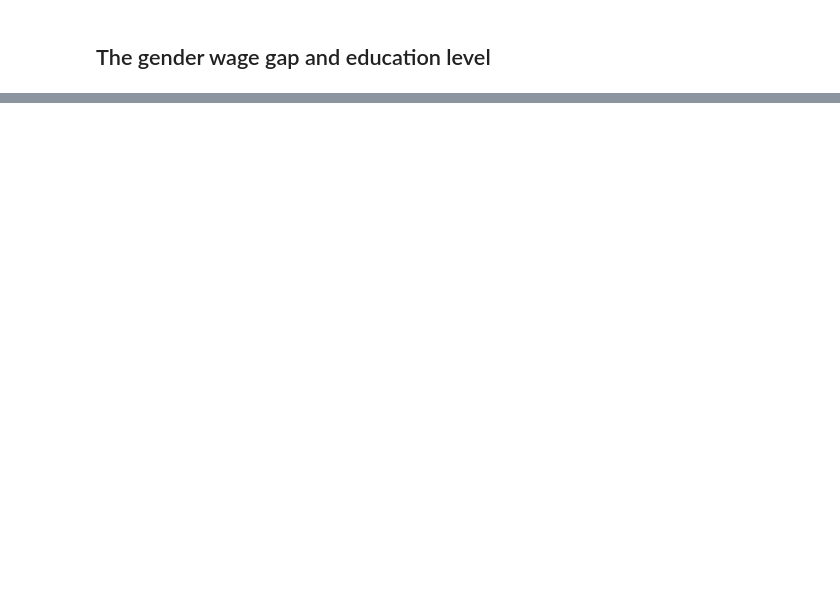
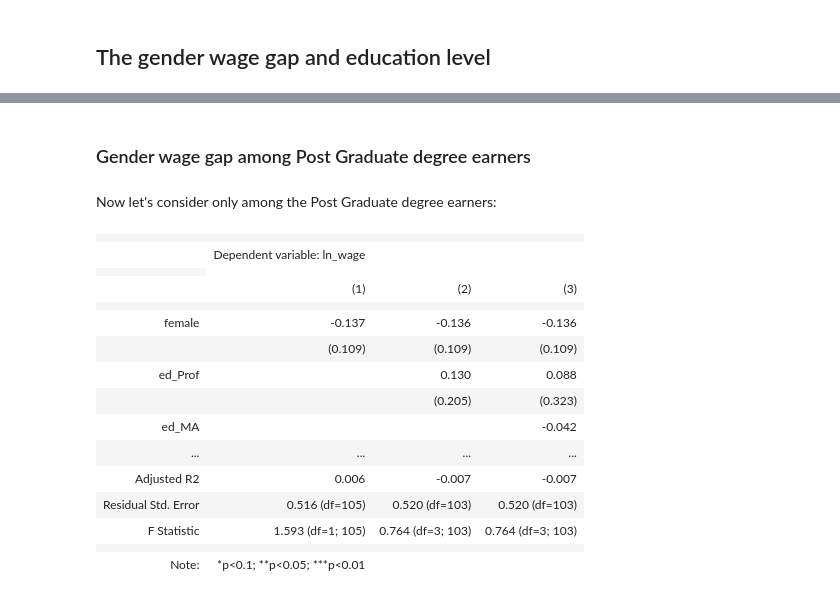
Before and after one commit to viethngn/CEU_MSc_BA_ECBS5142_Data_Analysis_2, a Jupyter notebook: assignment1/assignment1.ipynb, the cells around one changed output, grey strips where cells are left out. Drawn from its saved outputs; the diff is of its cells as text; code cells hidden in the pictures; blank space fills up the shorter version.

```diff
--- a/assignment1/assignment1.ipynb
+++ b/assignment1/assignment1.ipynb
@@ -265,0 +220,50 @@ In other words, in the population, the wage gap between male and female might no
+# %% [markdown]
+### Gender wage gap among Post Graduate degree earners <a name="post-graduate-degree-earners"></a>
+# %% [markdown]
+Now let's consider only among the Post Graduate degree earners:
+# %%
+# employees with post graduate degree
+degree_sample = comp_sample[(comp_sample['grade92'] >= 44)]
+degree_sample["ed_MA"] = (degree_sample["grade92"] == 44).astype(int)
+degree_sample["ed_Prof"] = (degree_sample["grade92"] == 45).astype(int)
+degree_sample["ed_PhD"] = (degree_sample["grade92"] == 46).astype(int)
+# %%
+reg3 = smf.ols(formula="ln_wage~female", data=degree_sample).fit(cov_type="HC1")
+reg4 = smf.ols(formula="ln_wage~female+ed_Prof+ed_PhD", data=degree_sample).fit(cov_type="HC1")
+reg5 = smf.ols(formula="ln_wage~female+ed_Prof+ed_MA", data=degree_sample).fit(cov_type="HC1")
+# %%
+stargazer = Stargazer([reg3, reg4, reg5])
+stargazer.show_model_numbers(True)
+stargazer.cov_spacing = 1.5
+stargazer.covariate_order(
+    [
+        "female",
+        "ed_Prof",
+        "ed_MA",
+        "ed_PhD",
+        "Intercept"
+    ]
+)
+stargazer.rename_covariates(
+    {
+        "Intercept": "Constant"
+    }
+)
+stargazer
+# %% [output]
+|  |  |  |  |
+|  | Dependent variable: ln_wage |  |  |
+|  |
+|  | (1) | (2) | (3) |
+|  |  |  |  |
+| female | -0.137 | -0.136 | -0.136 |
+|  | (0.109) | (0.109) | (0.109) |
+| ed_Prof |  | 0.130 | 0.088 |
+|  |  | (0.205) | (0.323) |
+| ed_MA |  |  | -0.042 |
+| ... | ... | ... | ... |
+| Adjusted R2 | 0.006 | -0.007 | -0.007 |
+| Residual Std. Error | 0.516 (df=105) | 0.520 (df=103) | 0.520 (df=103) |
+| F Statistic | 1.593 (df=1; 105) | 0.764 (df=3; 103) | 0.764 (df=3; 103) |
+|  |  |  |  |
+| Note: | *p<0.1; **p<0.05; ***p<0.01 |  |  |
```
Also changed, not shown: parts of 35 cells of this notebook.
